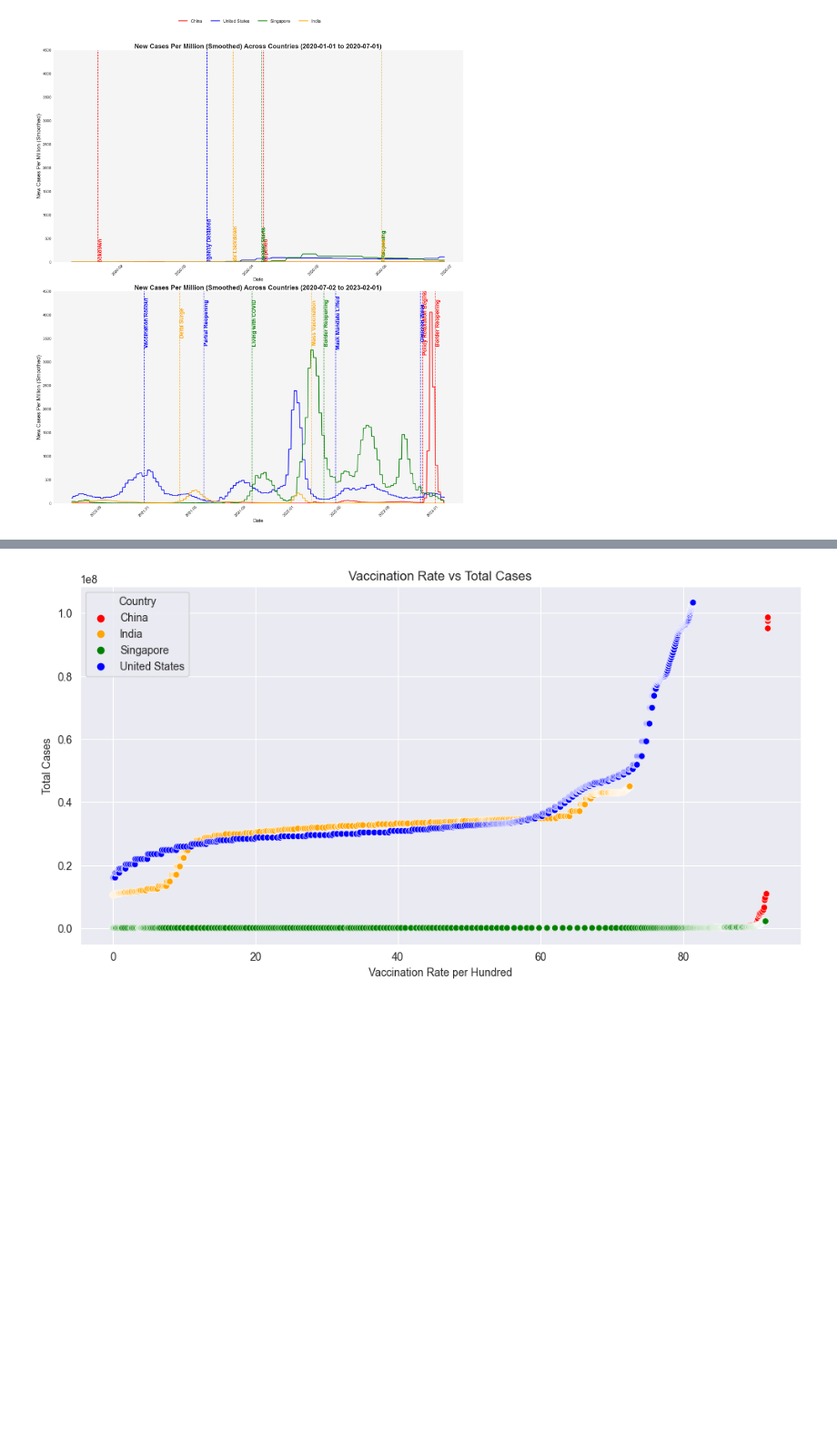
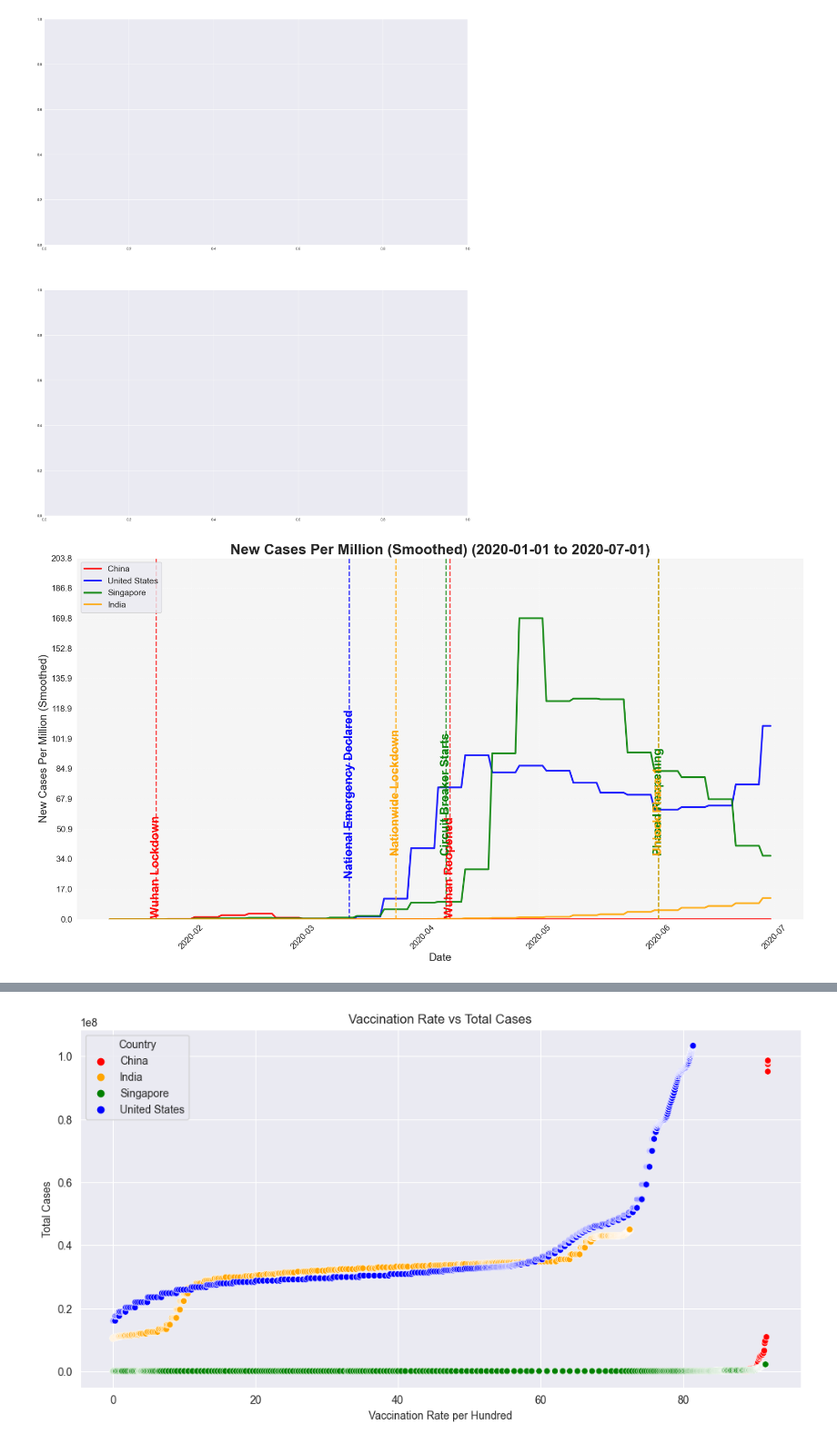
Before and after one commit to Kirigaya-Suguha/Final_Project_6, a Jupyter notebook: q1_lishiqi.ipynb, the cells around one changed output, grey strips where cells are left out. Shown at 91% size. Saved outputs shown, nothing was run; the diff lists cells and outputs as text; code cells hidden in the pictures; blank space fills up the shorter version.

Commit message:
ADD:figure analysis

```diff
--- a/q1_lishiqi.ipynb
+++ b/q1_lishiqi.ipynb
@@ -2,6 +2,7 @@
 import pandas as pd
 import matplotlib.pyplot as plt
 import seaborn as sns
+
 
 # Load COVID-19 data
 covid_data = pd.read_csv("owid-covid-data.csv")
@@ -10,10 +11,11 @@ covid_data = pd.read_csv("owid-covid-data.csv")
 countries = ["China", "United States", "Singapore", "India"]
 df = covid_data[covid_data['location'].isin(countries)]
 
-# Focus on relevant columns
+# Focus on relevant columns, including 'population'
 df = df[["date", "location", "new_cases", "new_deaths", "stringency_index", "total_cases",
          "total_deaths", "people_vaccinated_per_hundred", "gdp_per_capita",
-         "hospital_beds_per_thousand", "life_expectancy", "total_cases_per_million", "total_deaths_per_million"]]
+         "hospital_beds_per_thousand", "life_expectancy", "total_cases_per_million", "total_deaths_per_million",
+         "population"]]
 
 df['date'] = pd.to_datetime(df['date'])
 
@@ -33,7 +35,7 @@ color_map = {
     "Singapore": "green",
     "India": "orange"
 }
-
+# 1. Line Plot for New Cases Per Million (Smoothed) Across Countries
 # Define policy milestones for annotations
 policy_milestones_detailed = {
     "China": [
@@ -69,58 +71,61 @@ fig, axes = plt.subplots(2, 1, figsize=(22, 26), sharey=True)
 # Define time splits
 time_ranges = [("2020-01-01", "2020-07-01"), ("2020-07-02", "2023-02-01")]
 
+for start_date, end_date in time_ranges:
+    # 创建单独的图
+    fig, ax = plt.subplots(figsize=(18, 10))
 
-
-for i, (start_date, end_date) in enumerate(time_ranges):
-    ax = axes[i]
     for country in countries:
         subset = df[(df["location"] == country) & (df["date"] >= start_date) & (df["date"] < end_date)]
         ax.plot(
             subset["date"],
             subset["new_cases_per_million_smoothed"],
             color=color_map[country],
             linewidth=3,
             alpha=0.85,
             label=country
         )
 
-        # Add detailed policy milestones as vertical lines and annotations
+        # 添加政策标注
         if country in policy_milestones_detailed:
             for event, date in policy_milestones_detailed[country]:
                 if pd.to_datetime(start_date) <= pd.to_datetime(date) < pd.to_datetime(end_date):
                     ax.axvline(pd.to_datetime(date), color=color_map[country], linestyle="--", alpha=0.8, linewidth=2)
                     ax.text(
-                        pd.to_datetime(date), ax.get_ylim()[1] * 0.85, event,
-                        rotation=90, verticalalignment='center', fontsize=20,
-                        color=color_map[country], alpha=0.95, clip_on=True, weight="bold"
+                        pd.to_datetime(date),
+                        ax.get_ylim()[1] * 0.2,  # 文字位置比例
+                        event,
+                        rotation=90,
+                        verticalalignment='bottom',
+                        horizontalalignment='center',
+                        fontsize=20,  # 字体大小
+                        color=color_map[country],
+                        alpha=0.95,
+                        clip_on=False,
+                        weight="bold"
                     )
 
-    # Adjust y-axis intervals for the first time range
-    if i == 0:
-        ax.set_ylim(0, 500)  # Adjusted to focus on smaller values
-        ax.yaxis.set_major_locator(plt.MultipleLocator(50))  # Smaller intervals for better detail
-    else:
-        ax.set_ylim(0, 4500)  # Keep the second plot unchanged
-        ax.yaxis.set_major_locator(plt.MultipleLocator(500))  # Larger intervals to fit larger values
+    # 动态调整纵轴范围
+    subset_all = df[(df["date"] >= start_date) & (df["date"] < end_date)]
+    max_value = subset_all["new_cases_per_million_smoothed"].max()
+    ax.set_ylim(0, max_value * 1.2)  # 动态设置纵轴范围，避免曲线贴近 X 轴
+    ax.yaxis.set_major_locator(plt.MultipleLocator(max_value / 10))  # 动态刻度间隔
 
-    # Enhance grid and aesthetics
+    # 美化图表
     ax.set_facecolor("#f5f5f5")
     ax.grid(visible=True, which="both", linestyle="--", linewidth=0.5, alpha=0.7)
-    ax.set_title(f"New Cases Per Million (Smoothed) Across Countries ({start_date} to {end_date})",
+    ax.set_title(f"New Cases Per Million (Smoothed) ({start_date} to {end_date})",
                  fontsize=24, weight='bold')
     ax.set_xlabel("Date", fontsize=18)
+    ax.set_ylabel("New Cases Per Million (Smoothed)", fontsize=18)
     ax.tick_params(axis='x', labelsize=14, rotation=45)
     ax.tick_params(axis='y', labelsize=14)
 
-# Shared Y-axis and legends
-axes[0].set_ylabel("New Cases Per Million (Smoothed)", fontsize=20)
-axes[1].set_ylabel("New Cases Per Million (Smoothed)", fontsize=20)
+    # 添加图例
+    ax.legend(loc="upper left", fontsize=14)
 
-# Add a shared legend
-handles, labels = axes[0].get_legend_handles_labels()
-fig.legend(handles, labels, loc="upper center", fontsize=16, ncol=4, frameon=False)
-
-plt.tight_layout(rect=[0, 0, 1, 0.95])
-plt.show()
+    plt.tight_layout()
+    plt.show()
 # %% [output]
-[figure, old version]
+[figure, new version]
+[figure, added]
```
Also changed, not shown: parts of 2 cells of this notebook, 1 other file.
